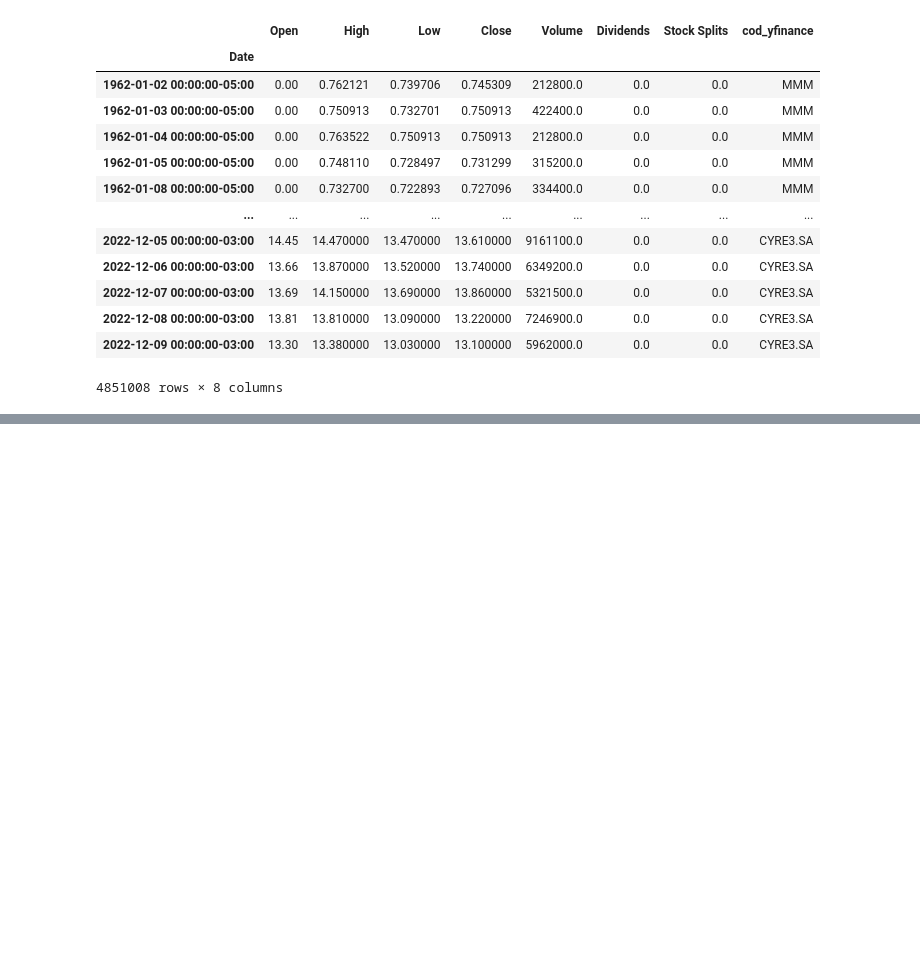
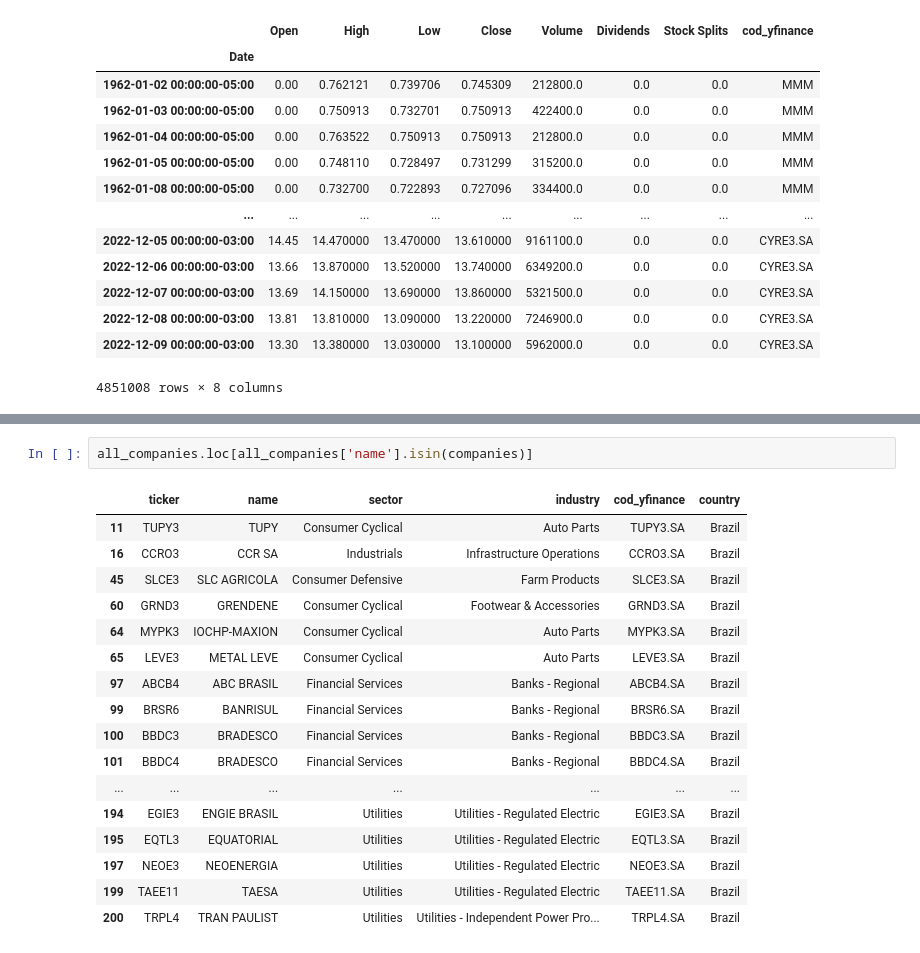
Before and after one commit to pedrolaender/05.Ironhack_Final_Project, a Jupyter notebook: testes.ipynb, the cells around one changed output, grey strips where cells are left out. Drawn from its saved outputs; the diff is of its cells as text; blank space fills up the shorter version.

```diff
--- a/testes.ipynb
+++ b/testes.ipynb
@@ -1011,0 +1161,20 @@ historical_data
+# %%
+all_companies.loc[all_companies['name'].isin(companies)]
+# %% [output]
+|  | ticker | name | sector | industry | cod_yfinance | country |
+| 11 | TUPY3 | TUPY | Consumer Cyclical | Auto Parts | TUPY3.SA | Brazil |
+| 16 | CCRO3 | CCR SA | Industrials | Infrastructure Operations | CCRO3.SA | Brazil |
+| 45 | SLCE3 | SLC AGRICOLA | Consumer Defensive | Farm Products | SLCE3.SA | Brazil |
+| 60 | GRND3 | GRENDENE | Consumer Cyclical | Footwear & Accessories | GRND3.SA | Brazil |
+| 64 | MYPK3 | IOCHP-MAXION | Consumer Cyclical | Auto Parts | MYPK3.SA | Brazil |
+| 65 | LEVE3 | METAL LEVE | Consumer Cyclical | Auto Parts | LEVE3.SA | Brazil |
+| 97 | ABCB4 | ABC BRASIL | Financial Services | Banks - Regional | ABCB4.SA | Brazil |
+| 99 | BRSR6 | BANRISUL | Financial Services | Banks - Regional | BRSR6.SA | Brazil |
+| 100 | BBDC3 | BRADESCO | Financial Services | Banks - Regional | BBDC3.SA | Brazil |
+| 101 | BBDC4 | BRADESCO | Financial Services | Banks - Regional | BBDC4.SA | Brazil |
+| ... | ... | ... | ... | ... | ... | ... |
+| 194 | EGIE3 | ENGIE BRASIL | Utilities | Utilities - Regulated Electric | EGIE3.SA | Brazil |
+| 195 | EQTL3 | EQUATORIAL | Utilities | Utilities - Regulated Electric | EQTL3.SA | Brazil |
+| 197 | NEOE3 | NEOENERGIA | Utilities | Utilities - Regulated Electric | NEOE3.SA | Brazil |
+| 199 | TAEE11 | TAESA | Utilities | Utilities - Regulated Electric | TAEE11.SA | Brazil |
+| 200 | TRPL4 | TRAN PAULIST | Utilities | Utilities - Independent Power Pro... | TRPL4.SA | Brazil |
```
Also changed, not shown: parts of 18 cells of this notebook.
